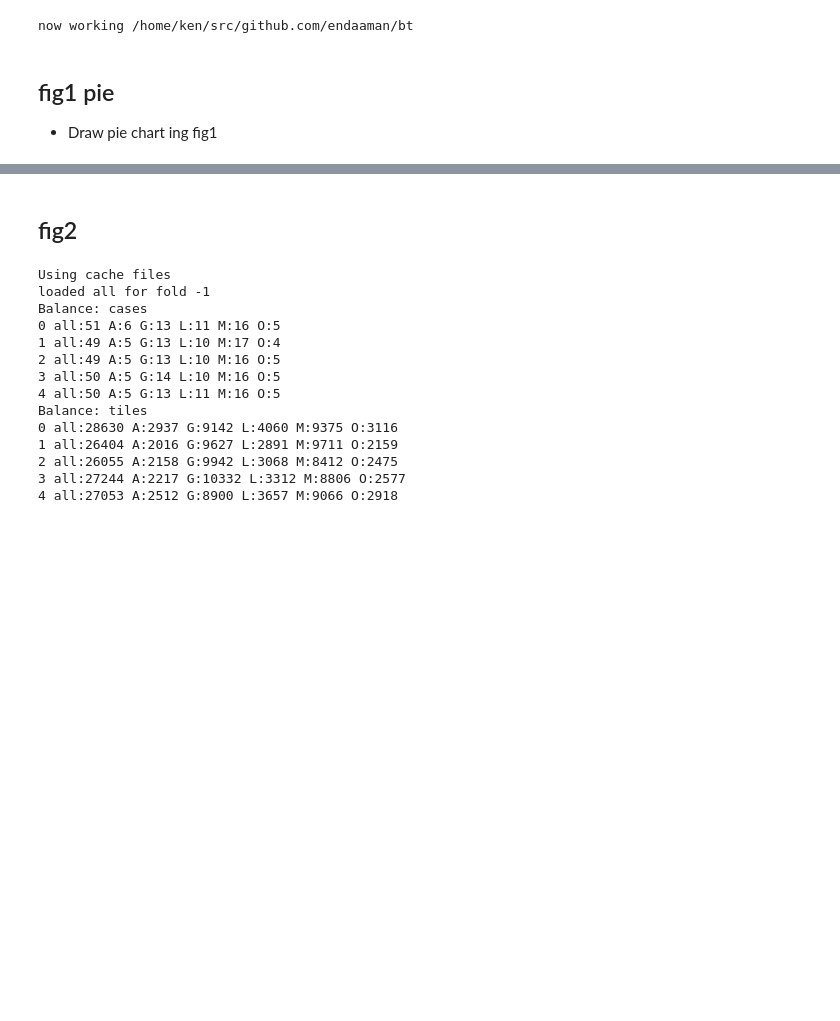
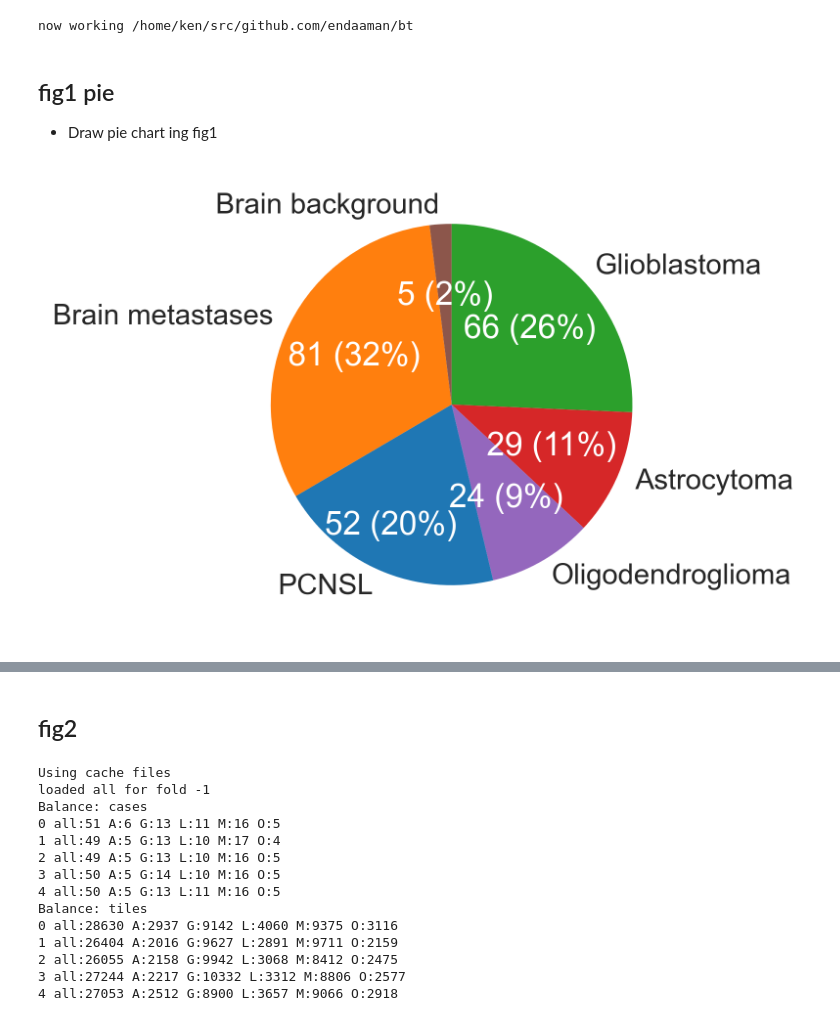
Before and after one commit to endaaman/bt, a Jupyter notebook: notes/note_dataset.ipynb, the cells around one changed output, grey strips where cells are left out. Saved outputs shown, nothing was run; the diff lists cells and outputs as text; code cells hidden in the pictures; blank space fills up the shorter version.

```diff
--- a/notes/note_dataset.ipynb
+++ b/notes/note_dataset.ipynb
@@ -48,5 +44,64 @@ now working /home/ken/src/github.com/endaaman/bt
 # %% [markdown]
 ## fig1 pie
 - Draw pie chart ing fig1
+# %%
+colors = [
+    sns.color_palette()[2],
+    sns.color_palette()[3],
+    sns.color_palette()[4],
+    sns.color_palette()[0],
+    sns.color_palette()[1],
+    sns.color_palette()[5],
+]
+
+data = {
+    'Glioblastoma': 66,
+    'Astrocytoma': 29,
+    'Oligodendroglioma': 24,
+    'PCNSL': 52,
+    'Brain metastases': 81,
+    'Brain background': 5,
+}
+
+labels = list(data.keys())
+counts = list(data.values())
+total = sum(counts)
+
+# 凡例用のラベルを作成（数値と割合を含める）
+legend_labels = [
+    f'{label}: {count} ({round(count/total*100)}%)'
+    for label, count in data.items()
+]
+
+
+plt.figure(figsize=(6, 4))
+wedges, texts, autotexts = plt.pie(
+    counts,
+    startangle=90,
+    counterclock=False,
+    colors=colors,
+
+    # labels=None,
+    labels=labels,
+    # labeldistance=1.1,
+
+    autopct=lambda p: f'{round(p*total/100)} ({round(p)}%)',
+    # pctdistance=0.8,
+    wedgeprops={'width': 1, 'edgecolor': 'white', 'linewidth': 0},
+)
+
+# L: move upper
+pos = autotexts[-3].get_position()
+autotexts[-3].set_position((pos[0]-0.1, pos[1]-0.12))
+
+for text in autotexts:
+    text.set_fontsize(16)
+    text.set_color('white')
+
+
+plt.savefig('out/figs/fig1/dataset_pie_local.png', format='png')
+plt.show()
+# %% [output]
+[figure, added]
 # %%
 data = {
```
Also changed, not shown: parts of 3 cells of this notebook, 4 other files.
